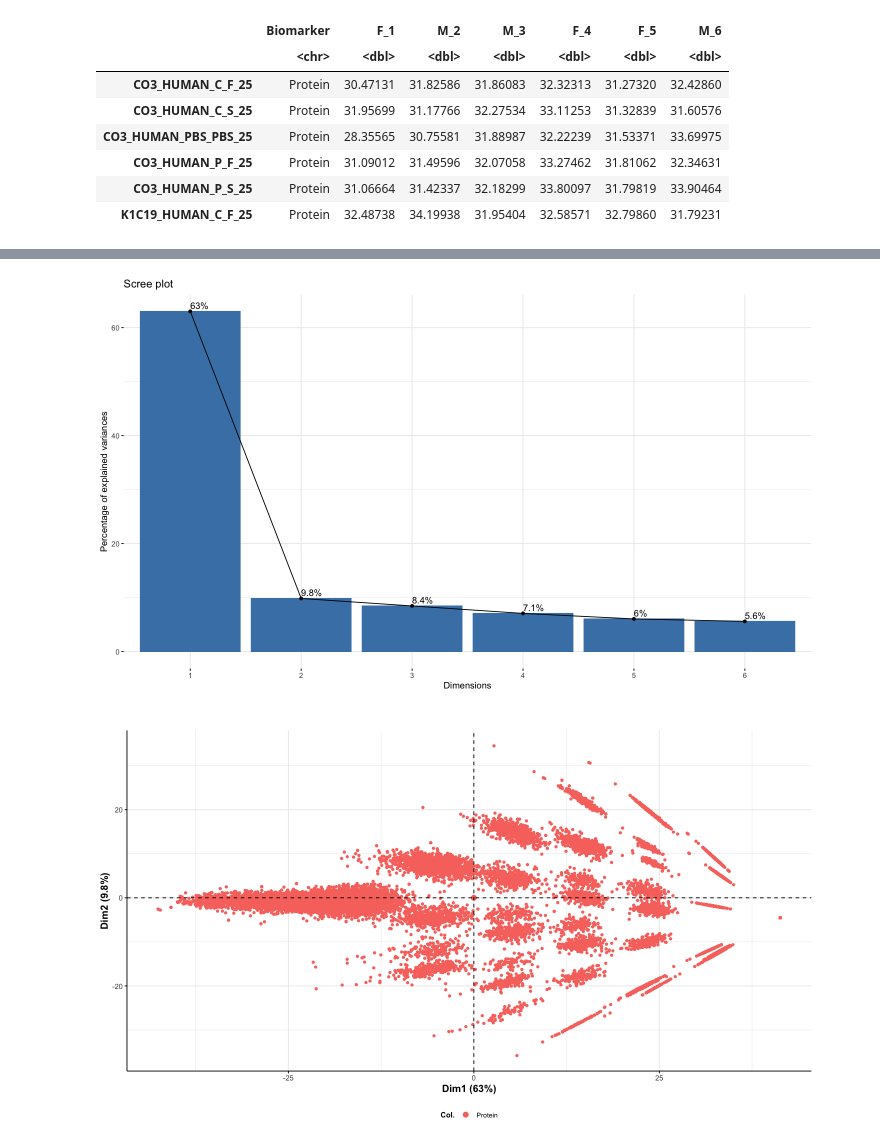
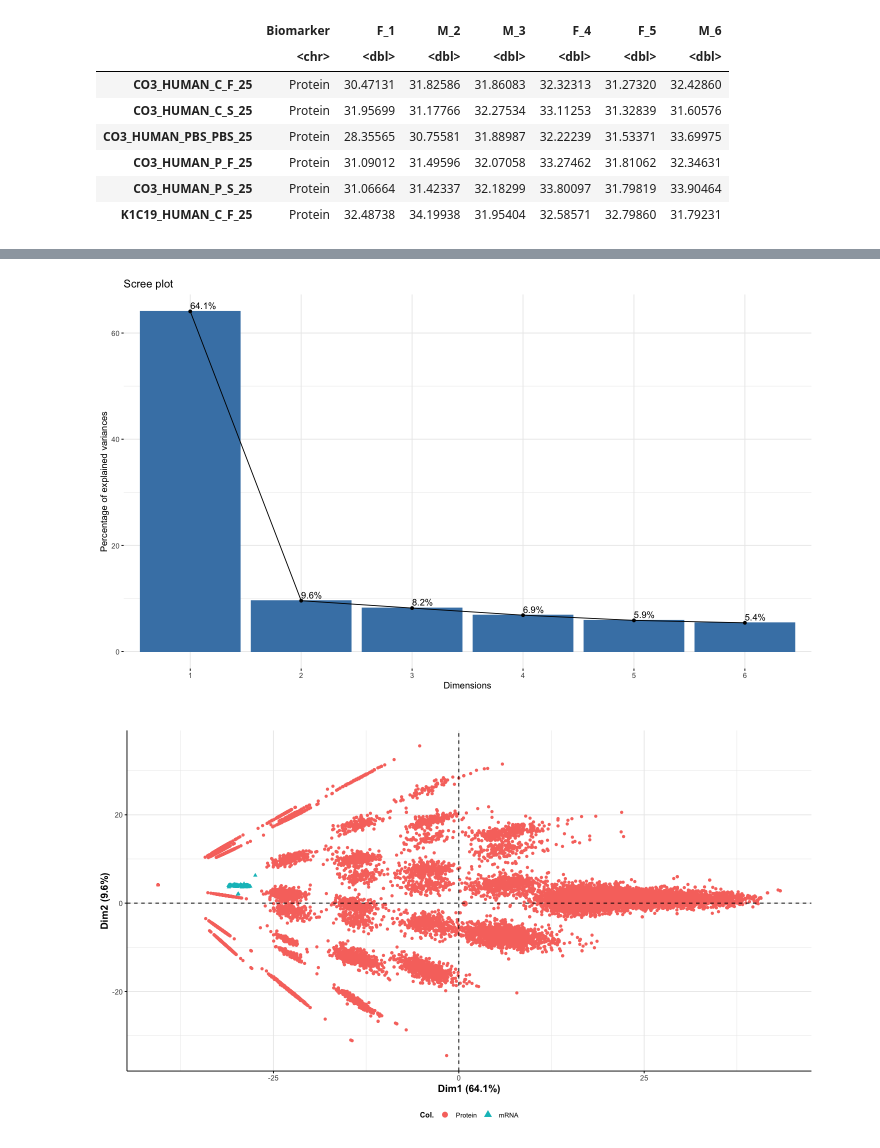
Before and after one commit to UNC-CEMALB/Burn-pit-smoke-condensate-mediated-toxicity-in-human-airway-epithelial-cells-, a Jupyter notebook: 3. Biomarker Cluster Analysis/Biomarker Cluster Analysis.ipynb, the cells around one changed output, grey strips where cells are left out. Saved outputs shown, nothing was run; the diff lists cells and outputs as text; code cells hidden in the pictures.

```diff
--- a/3. Biomarker Cluster Analysis/Biomarker Cluster Analysis.ipynb
+++ b/3. Biomarker Cluster Analysis/Biomarker Cluster Analysis.ipynb
@@ -1,6 +1,6 @@
 # %%
 Output = ('/Users/alexis/Library/CloudStorage/OneDrive-UniversityofNorthCarolinaatChapelHill/CEMALB_DataAnalysisPM/Projects/P1011. Emission Mixtures/P1011.3. Analyses/P1011.3.2. Biomarker Cluster Analysis/Output')
-cur_date = "042123"
+cur_date = "042623"
 
 library(readxl)
 library(tidyverse)
@@ -8,7 +8,7 @@ library(reshape2)
 library(factoextra)
 
 # reading in files
-#mRNA_df = data.frame(read_excel("Input/mRNA_Data_041423.xlsx", sheet = 2))
+mRNA_df = data.frame(read_excel("Input/Imputed_mRNA_Data_042623.xlsx"))
 proteomics_5_df = data.frame(read_excel("Input/Proteomics_Data_5ug_040423.xlsx", sheet = 2))
 proteomics_25_df = data.frame(read_excel("Input/Proteomics_Data_25ug_040423.xlsx", sheet = 2))
 # %% [output]
@@ -46,2 +55,15 @@ A data.frame: 6 × 10
 # %% [markdown]
 This analysis will use PCA & k means to explore to determine if each biomarker clusters into groups.
+# %%
+wider_mRNA_df = mRNA_df %>%
+    # creating a column that denotes the biomarker
+    mutate(Biomarker = "mRNA") %>%
+    # creating sample ids
+    unite("SampleID", c(colnames(mRNA_df)[c(6,2:5)])) %>%
+    pivot_wider(names_from = "Subject_ID", values_from = "ddCT_pslog2") %>%
+    column_to_rownames(var = "SampleID")
+
+
+# rearranging columns
+wider_mRNA_df = wider_mRNA_df[,c(1,4:7,3,2)]
+head(wider_mRNA_df)
@@ -76,3 +108,7 @@ A data.frame: 6 × 7
 | CO3_HUMAN_P_F_25 | Protein | 31.09012 | 31.49596 | 32.07058 | 33.27462 | 31.81062 | 32.34631 |
 | CO3_HUMAN_P_S_25 | Protein | 31.06664 | 31.42337 | 32.18299 | 33.80097 | 31.79819 | 33.90464 |
 | K1C19_HUMAN_C_F_25 | Protein | 32.48738 | 34.19938 | 31.95404 | 32.58571 | 32.79860 | 31.79231 |
+# %%
+# creating a wider df for all data
+wider_df = rbind(wider_mRNA_df, wider_proteomics_df)
+head(wider_df)
@@ -79,26 +125,26 @@ A data.frame: 6 × 7
 # %%
 # running pca
-pca_all_data = prcomp(wider_proteomics_df[,2:7], center = TRUE)
+pca_all_data = prcomp(wider_df[,2:7], center = TRUE)
 
 # looking a scree plot to see how much of the variance was captured in first 2 eigenvectors
 options(repr.plot.width = 12, repr.plot.height = 7) #changing size
 fviz_eig(pca_all_data, addlabels = TRUE)
 # %% [output]
-[figure, old version]
+[figure, new version]
 # %%
 # visualizing all data to detect outlier subjects
 options(repr.plot.width = 12, repr.plot.height = 7) # changing size
 fviz_pca_ind(pca_all_data, geom.ind = "point", # removes geo ids
              # coloring by biomarker
-             col.ind = factor(as.character(wider_proteomics_df$Biomarker)),
+             col.ind = factor(as.character(wider_df$Biomarker)),
 #              #adding 95% confidence ellipses for each group
 #              addEllipses = TRUE, # Concentration ellipses
 #              ellipse.type = "confidence", # now making them concentration ellipses
              repel = TRUE, title = "") +
 theme(axis.line = element_line(colour = "black"), # making x and y axes black
       legend.title = element_text(size = 9, face = "bold"),
       legend.text = element_text(size = 8),
       legend.position = 'bottom',
       axis.title = element_text(face = "bold", size = rel(1.1))) # changes axis titles
 # %% [output]
-[figure, old version]
+[figure, new version]
```
Also changed, not shown: parts of 3 cells of this notebook.
